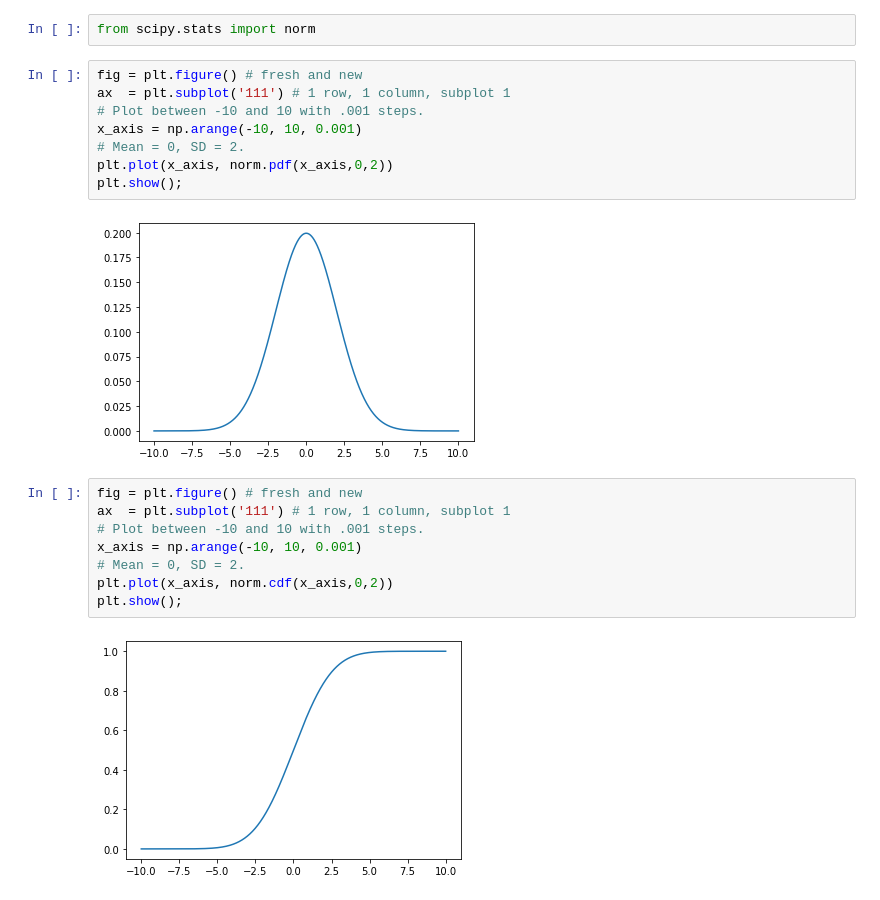
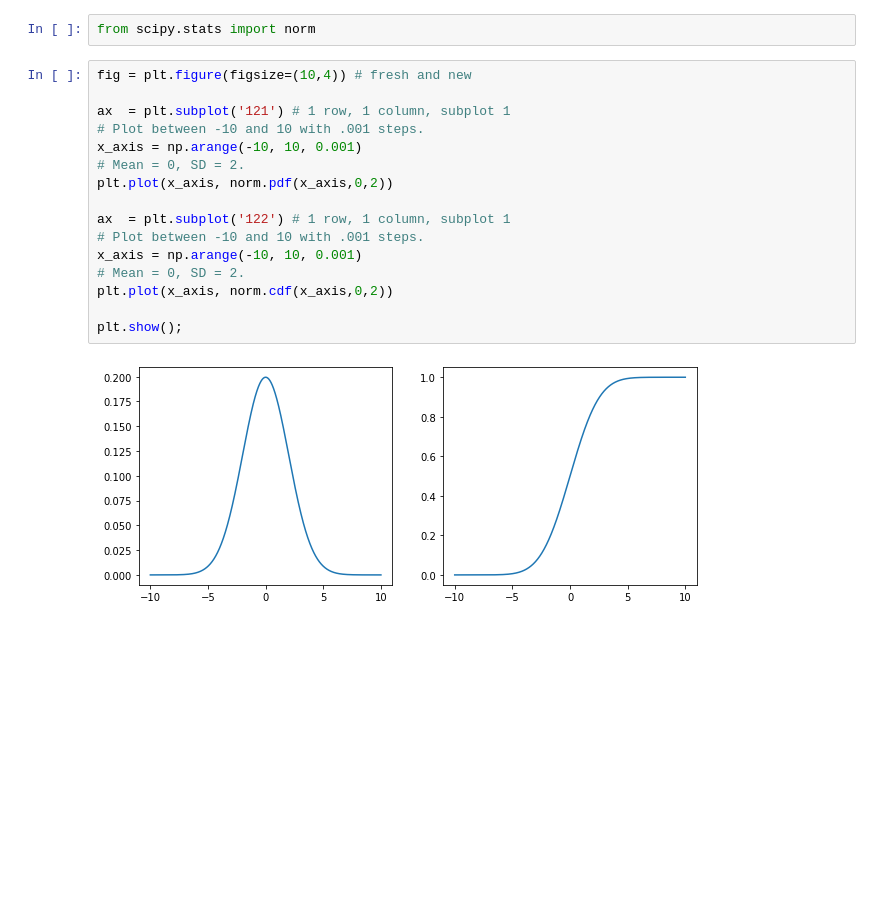
Before and after one commit to 4dsolutions/School_of_Tomorrow, a Jupyter notebook: stats_works.ipynb, the cells around one changed output. Drawn from its saved outputs; the diff is of its cells as text; blank space fills up the shorter version.

```diff
--- a/stats_works.ipynb
+++ b/stats_works.ipynb
@@ -260,22 +276,20 @@
 # %%
 from scipy.stats import norm
 # %%
-fig = plt.figure() # fresh and new
-ax  = plt.subplot('111') # 1 row, 1 column, subplot 1
+fig = plt.figure(figsize=(10,4)) # fresh and new
+
+ax  = plt.subplot('121') # 1 row, 1 column, subplot 1
 # Plot between -10 and 10 with .001 steps.
 x_axis = np.arange(-10, 10, 0.001)
 # Mean = 0, SD = 2.
 plt.plot(x_axis, norm.pdf(x_axis,0,2))
+
+ax  = plt.subplot('122') # 1 row, 1 column, subplot 1
+# Plot between -10 and 10 with .001 steps.
+x_axis = np.arange(-10, 10, 0.001)
+# Mean = 0, SD = 2.
+plt.plot(x_axis, norm.cdf(x_axis,0,2))
+
 plt.show();
 # %% [output]
-[figure, old version]
+[figure, new version]
-# %%
-fig = plt.figure() # fresh and new
-ax  = plt.subplot('111') # 1 row, 1 column, subplot 1
-# Plot between -10 and 10 with .001 steps.
-x_axis = np.arange(-10, 10, 0.001)
-# Mean = 0, SD = 2.
-plt.plot(x_axis, norm.cdf(x_axis,0,2))
-plt.show();
-# %% [output]
-[figure, removed]
```
Also changed, not shown: parts of 15 cells of this notebook.
